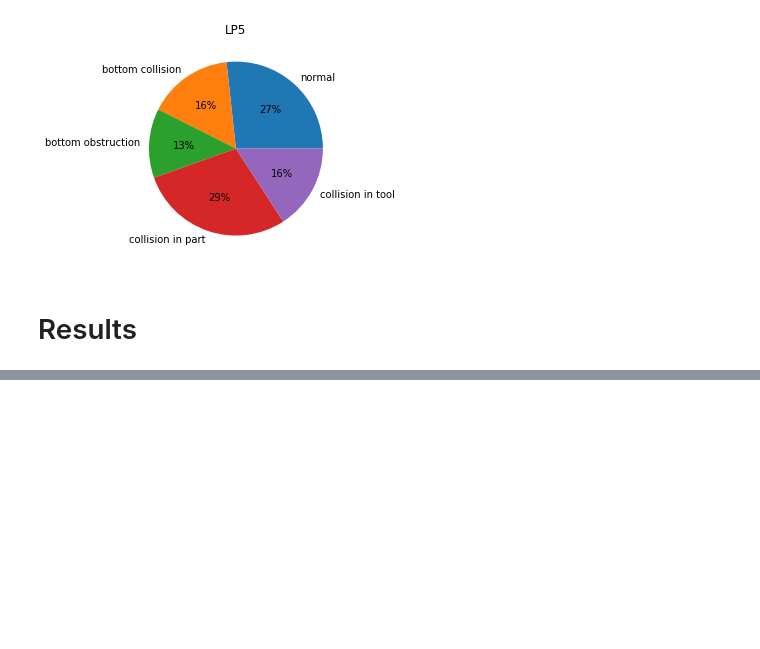
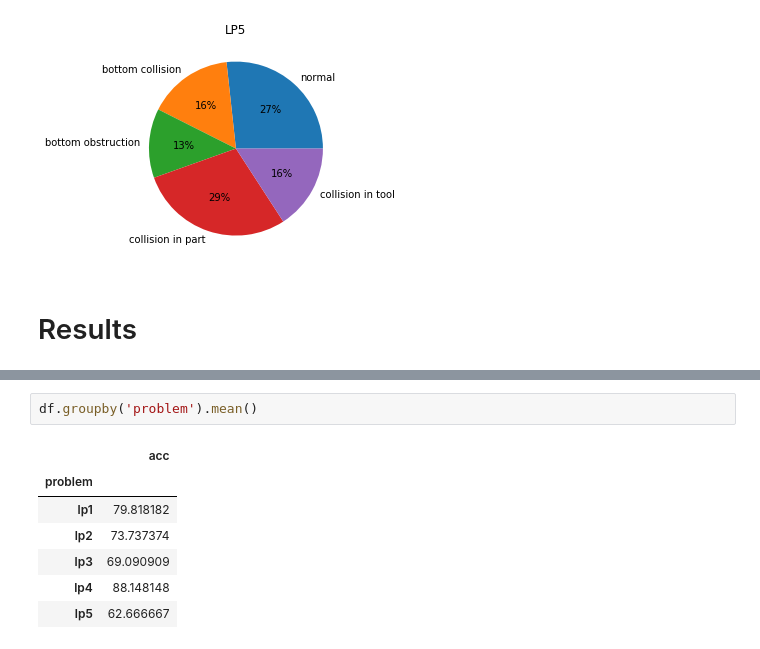
Before and after one commit to jamissonfreitas/MLSTM-FCN, a Jupyter notebook: datasets.ipynb, the cells around one changed output, grey strips where cells are left out. Drawn from its saved outputs; the diff is of its cells as text; blank space fills up the shorter version.

```diff
--- a/datasets.ipynb
+++ b/datasets.ipynb
@@ -165,0 +262,10 @@ Text(0.5, 1.0, 'Ensemble with Voting - Accurace')
+# %%
+df.groupby('problem').mean()
+# %% [output]
+|  | acc |
+| problem |  |
+| lp1 | 79.818182 |
+| lp2 | 73.737374 |
+| lp3 | 69.090909 |
+| lp4 | 88.148148 |
+| lp5 | 62.666667 |
```
Also changed, not shown: parts of 2 cells of this notebook.
